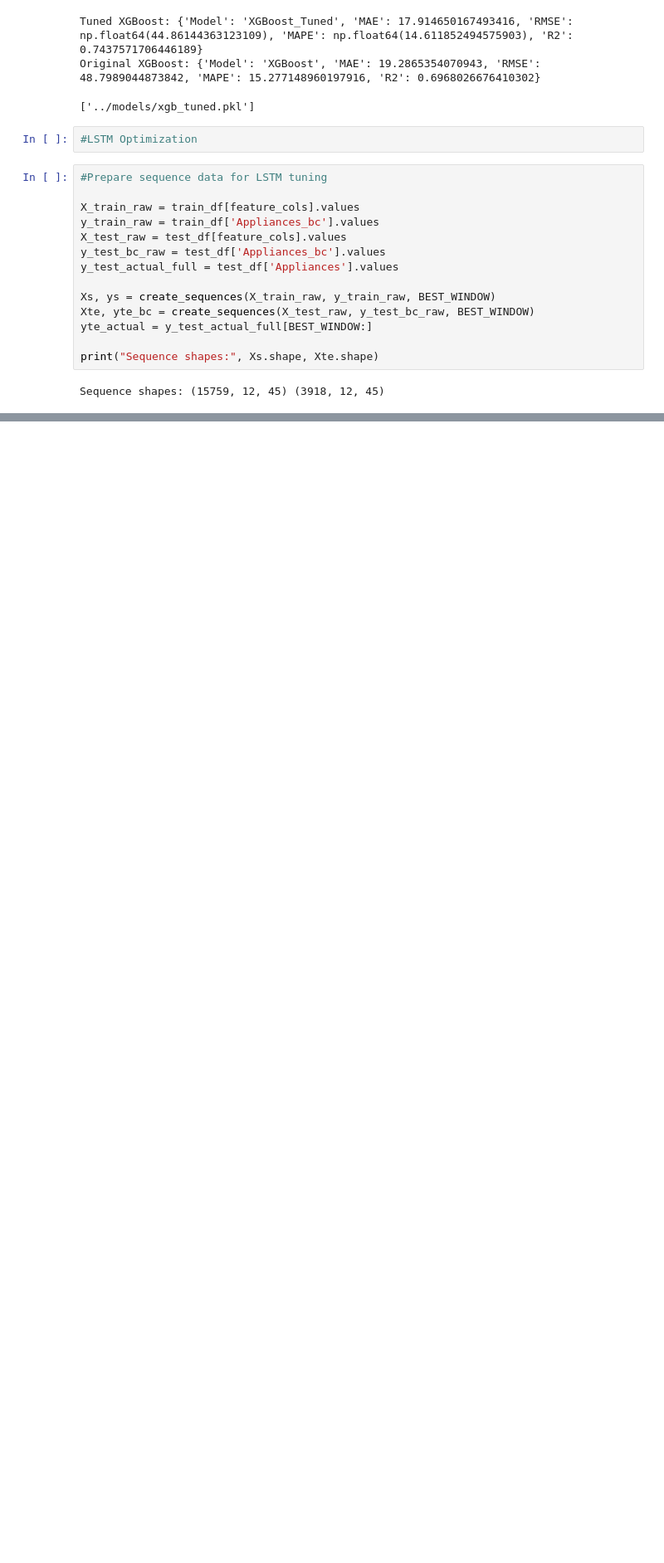
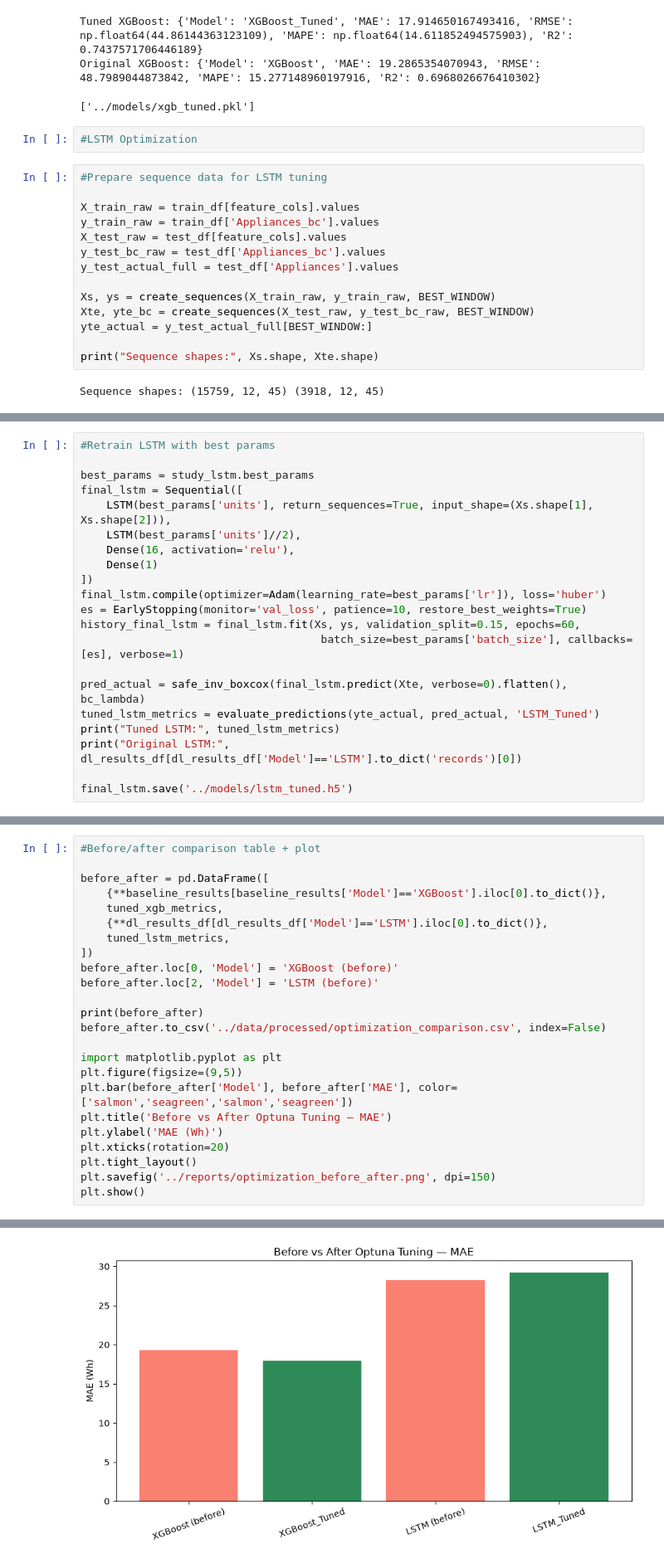
Before and after one commit to gamodyarajasooriya/appliance-energy-prediction-dl-, a Jupyter notebook: notebooks/05_optimization.ipynb, the cells around one changed output, grey strips where cells are left out. Shown at 83% size. Saved outputs shown, nothing was run; the diff lists cells and outputs as text; blank space fills up the shorter version.

Commit message:
feat: optimize LSTM model using Optuna

```diff
--- a/notebooks/05_optimization.ipynb
+++ b/notebooks/05_optimization.ipynb
@@ -192,0 +204,21 @@ WARNING:tensorflow:TensorFlow GPU support is not available on native Windows for
+# %%
+#Retrain LSTM with best params
+
+best_params = study_lstm.best_params
+final_lstm = Sequential([
+    LSTM(best_params['units'], return_sequences=True, input_shape=(Xs.shape[1], Xs.shape[2])),
+    LSTM(best_params['units']//2),
+    Dense(16, activation='relu'),
+    Dense(1)
+])
+final_lstm.compile(optimizer=Adam(learning_rate=best_params['lr']), loss='huber')
+es = EarlyStopping(monitor='val_loss', patience=10, restore_best_weights=True)
+history_final_lstm = final_lstm.fit(Xs, ys, validation_split=0.15, epochs=60,
+                                     batch_size=best_params['batch_size'], callbacks=[es], verbose=1)
+
+pred_actual = safe_inv_boxcox(final_lstm.predict(Xte, verbose=0).flatten(), bc_lambda)
+tuned_lstm_metrics = evaluate_predictions(yte_actual, pred_actual, 'LSTM_Tuned')
+print("Tuned LSTM:", tuned_lstm_metrics)
+print("Original LSTM:", dl_results_df[dl_results_df['Model']=='LSTM'].to_dict('records')[0])
+
+final_lstm.save('../models/lstm_tuned.h5')
@@ -192,0 +246,25 @@ WARNING:tensorflow:TensorFlow GPU support is not available on native Windows for
+# %%
+#Before/after comparison table + plot
+
+before_after = pd.DataFrame([
+    {**baseline_results[baseline_results['Model']=='XGBoost'].iloc[0].to_dict()},
+    tuned_xgb_metrics,
+    {**dl_results_df[dl_results_df['Model']=='LSTM'].iloc[0].to_dict()},
+    tuned_lstm_metrics,
+])
+before_after.loc[0, 'Model'] = 'XGBoost (before)'
+before_after.loc[2, 'Model'] = 'LSTM (before)'
+
+print(before_after)
+before_after.to_csv('../data/processed/optimization_comparison.csv', index=False)
+
+import matplotlib.pyplot as plt
+plt.figure(figsize=(9,5))
+plt.bar(before_after['Model'], before_after['MAE'], color=['salmon','seagreen','salmon','seagreen'])
+plt.title('Before vs After Optuna Tuning — MAE')
+plt.ylabel('MAE (Wh)')
+plt.xticks(rotation=20)
+plt.tight_layout()
+plt.savefig('../reports/optimization_before_after.png', dpi=150)
+plt.show()
+# %% [output]
@@ -192,0 +276 @@ WARNING:tensorflow:TensorFlow GPU support is not available on native Windows for
+[figure, added]
```
Also changed, not shown: parts of 8 cells of this notebook, 4 other files.
